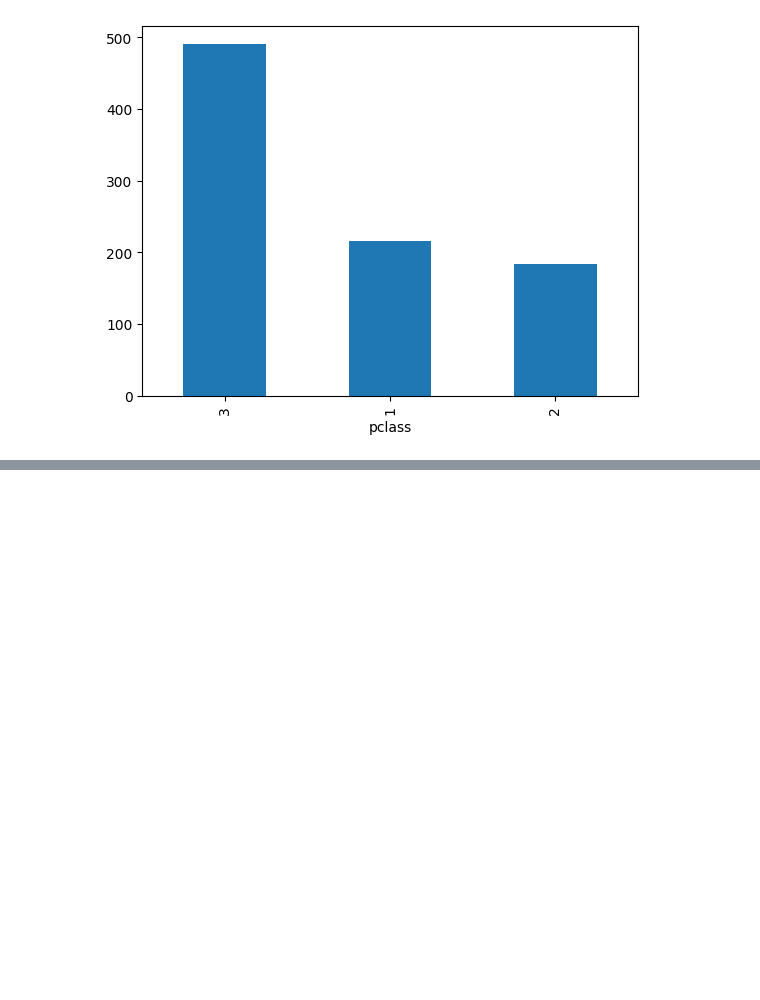
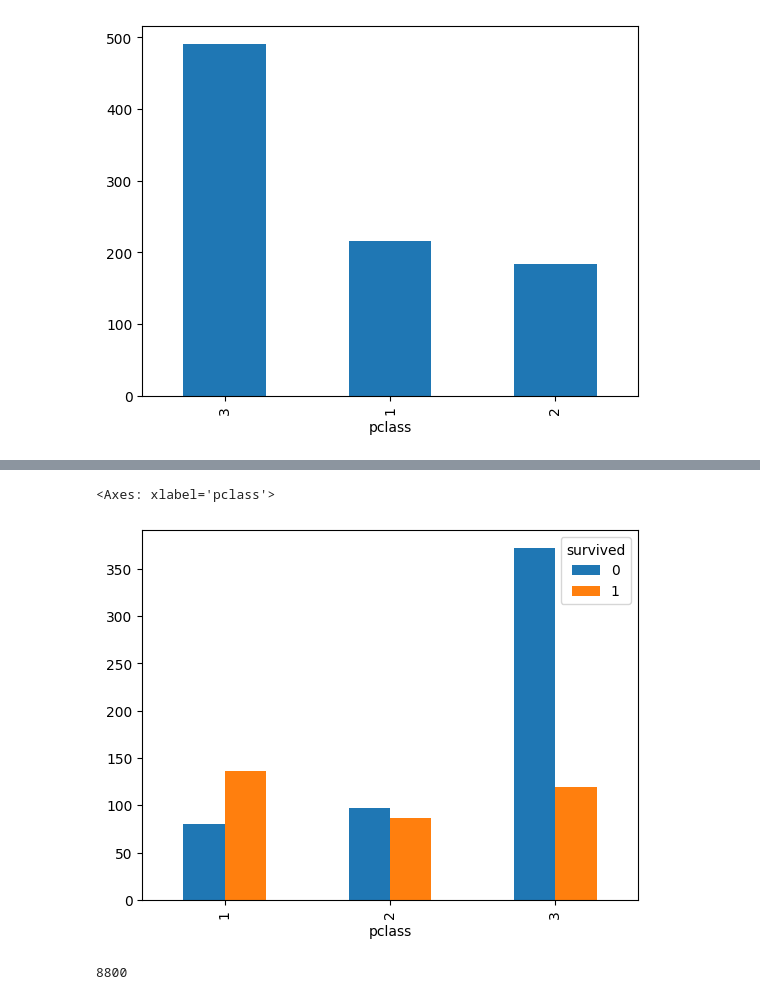
Before and after one commit to socrallacer/IA_DIPLOMA_SAMSUNG, a Jupyter notebook: NUMPY ARRAYS/Exercises/Ejercicios Matplotlib.ipynb, the cells around one changed output, grey strips where cells are left out. Cells and saved outputs as stored; diff of their text form; code cells hidden in the pictures; blank space fills up the shorter version.

```diff
--- a/NUMPY ARRAYS/Exercises/Ejercicios Matplotlib.ipynb
+++ b/NUMPY ARRAYS/Exercises/Ejercicios Matplotlib.ipynb
@@ -183,0 +193,9 @@ titanic['pclass'].value_counts().plot.bar()
+# %%
+titanic.groupby(by=["pclass","survived"]).size().unstack().plot.bar(stacked)
+# %% [output]
+<Axes: xlabel='pclass'>
+[figure, added]
+# %%
+50*8*22
+# %% [output]
+8800
```
Also changed, not shown: parts of 2 cells of this notebook, 6 other files.
